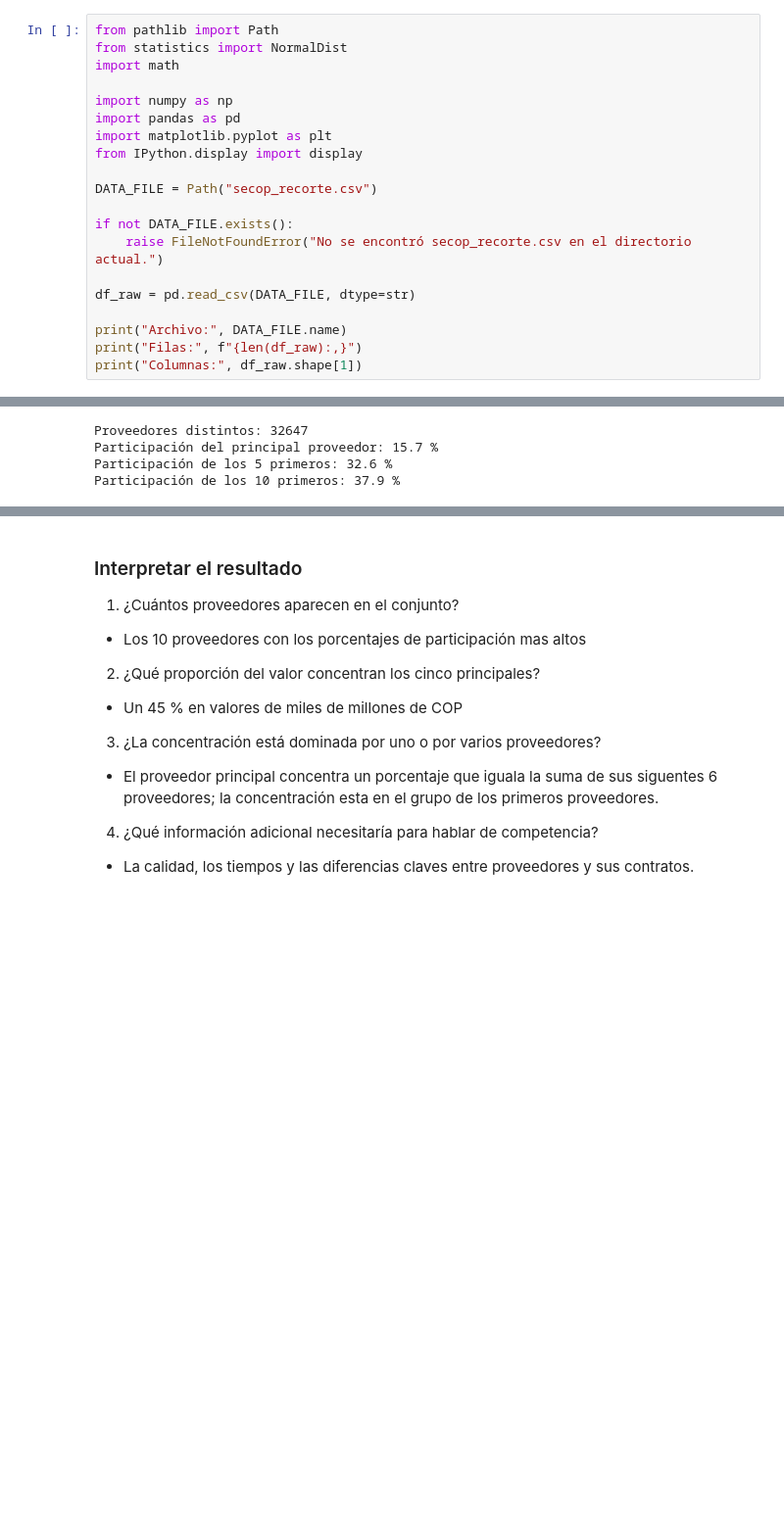
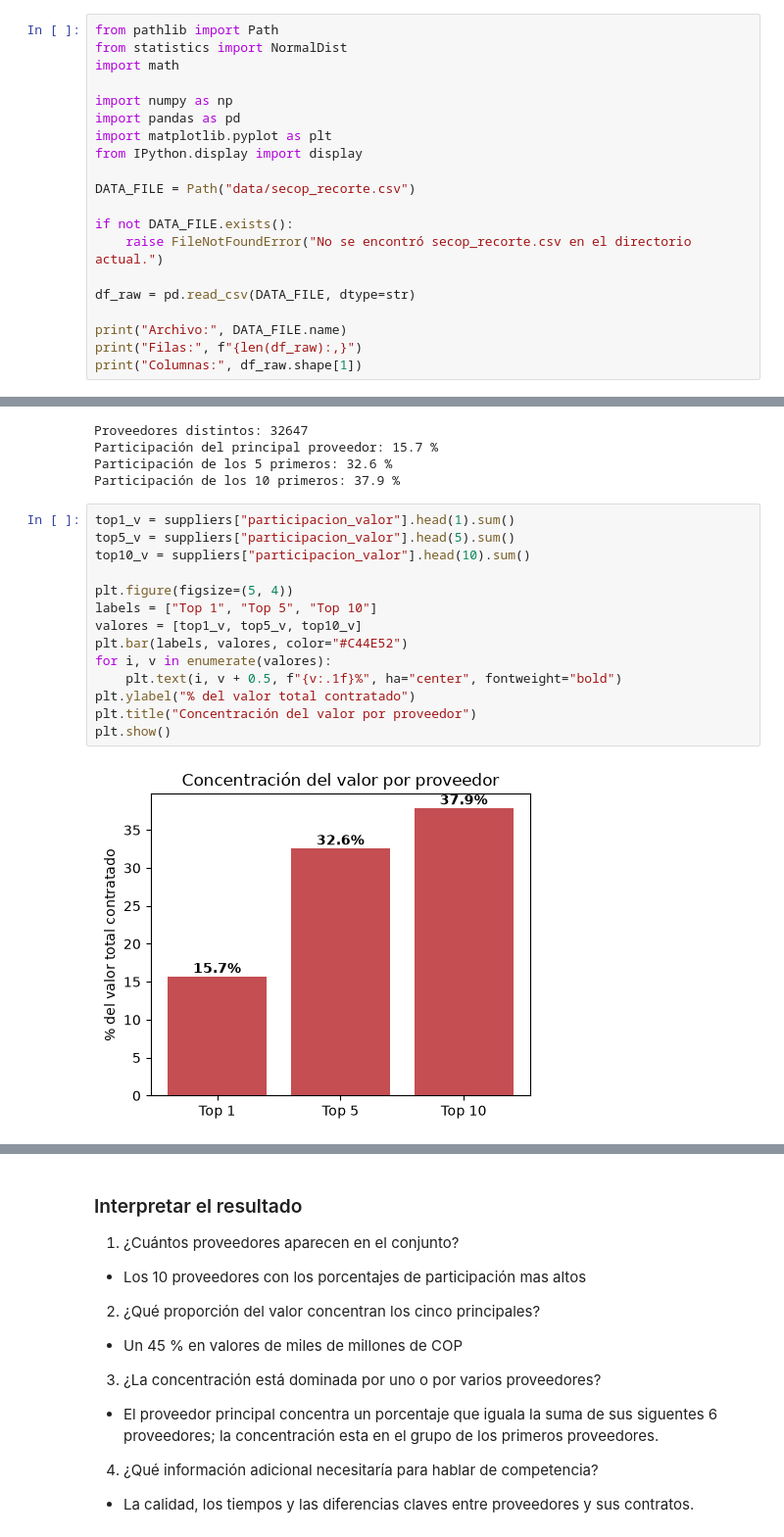
Before and after one commit to soficarreroa/secop-expediente-4B, a Jupyter notebook: SECOP_ExpedienteB.ipynb, the cells around one changed output, grey strips where cells are left out. Shown at 98% size. Saved outputs shown, nothing was run; the diff lists cells and outputs as text; blank space fills up the shorter version.

```diff
--- a/SECOP_ExpedienteB.ipynb
+++ b/SECOP_ExpedienteB.ipynb
@@ -64,7 +64,7 @@ import pandas as pd
 import matplotlib.pyplot as plt
 from IPython.display import display
 
-DATA_FILE = Path("secop_recorte.csv")
+DATA_FILE = Path("data/secop_recorte.csv")
 
 if not DATA_FILE.exists():
     raise FileNotFoundError("No se encontró secop_recorte.csv en el directorio actual.")
@@ -426,3 +425,19 @@ Proveedores distintos: 32647
 Participación del principal proveedor: 15.7 %
 Participación de los 5 primeros: 32.6 %
 Participación de los 10 primeros: 37.9 %
+# %%
+top1_v = suppliers["participacion_valor"].head(1).sum()
+top5_v = suppliers["participacion_valor"].head(5).sum()
+top10_v = suppliers["participacion_valor"].head(10).sum()
+
+plt.figure(figsize=(5, 4))
+labels = ["Top 1", "Top 5", "Top 10"]
+valores = [top1_v, top5_v, top10_v]
+plt.bar(labels, valores, color="#C44E52")
+for i, v in enumerate(valores):
+    plt.text(i, v + 0.5, f"{v:.1f}%", ha="center", fontweight="bold")
+plt.ylabel("% del valor total contratado")
+plt.title("Concentración del valor por proveedor")
+plt.show()
+# %% [output]
+[figure, added]
```
Also changed, not shown: parts of 7 cells of this notebook.
